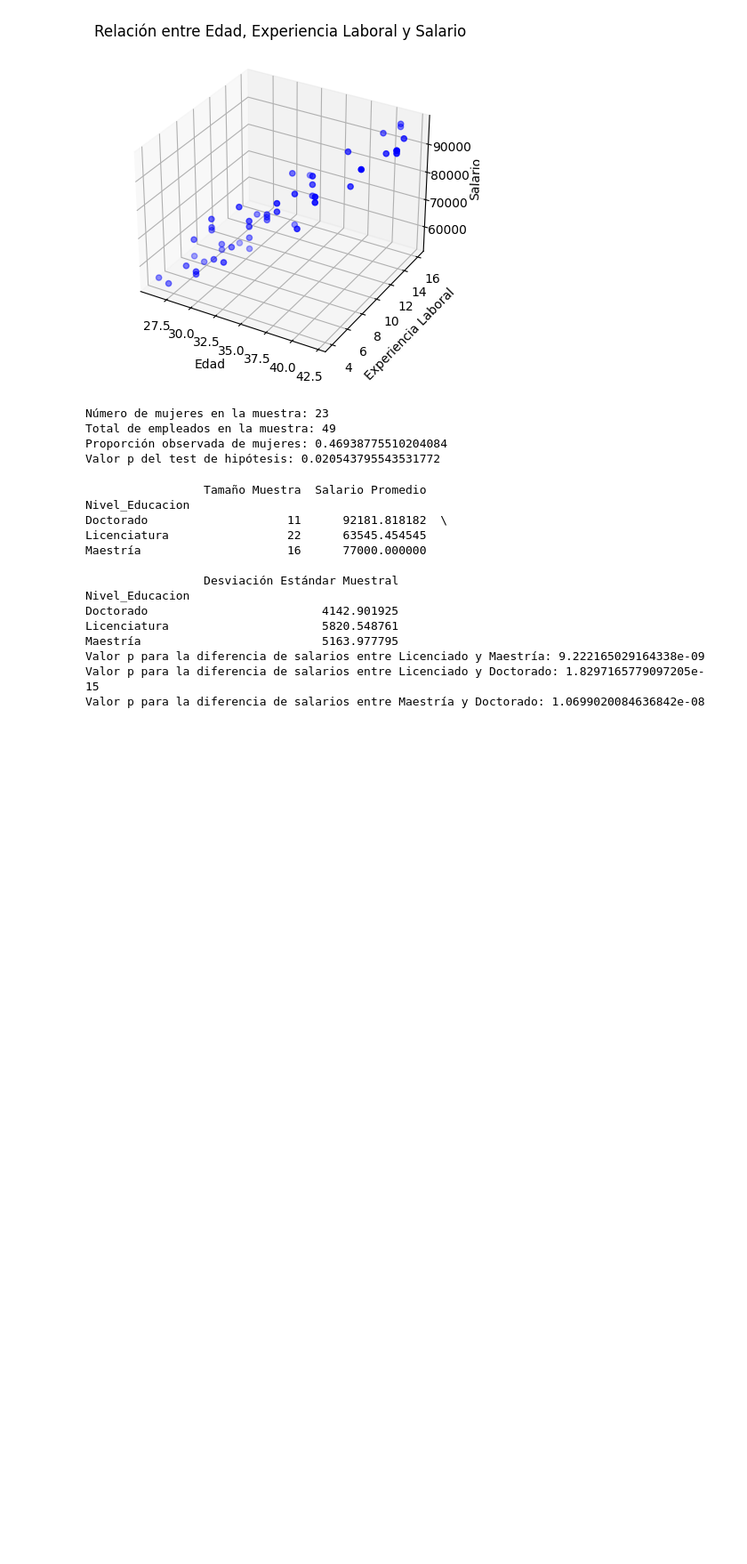
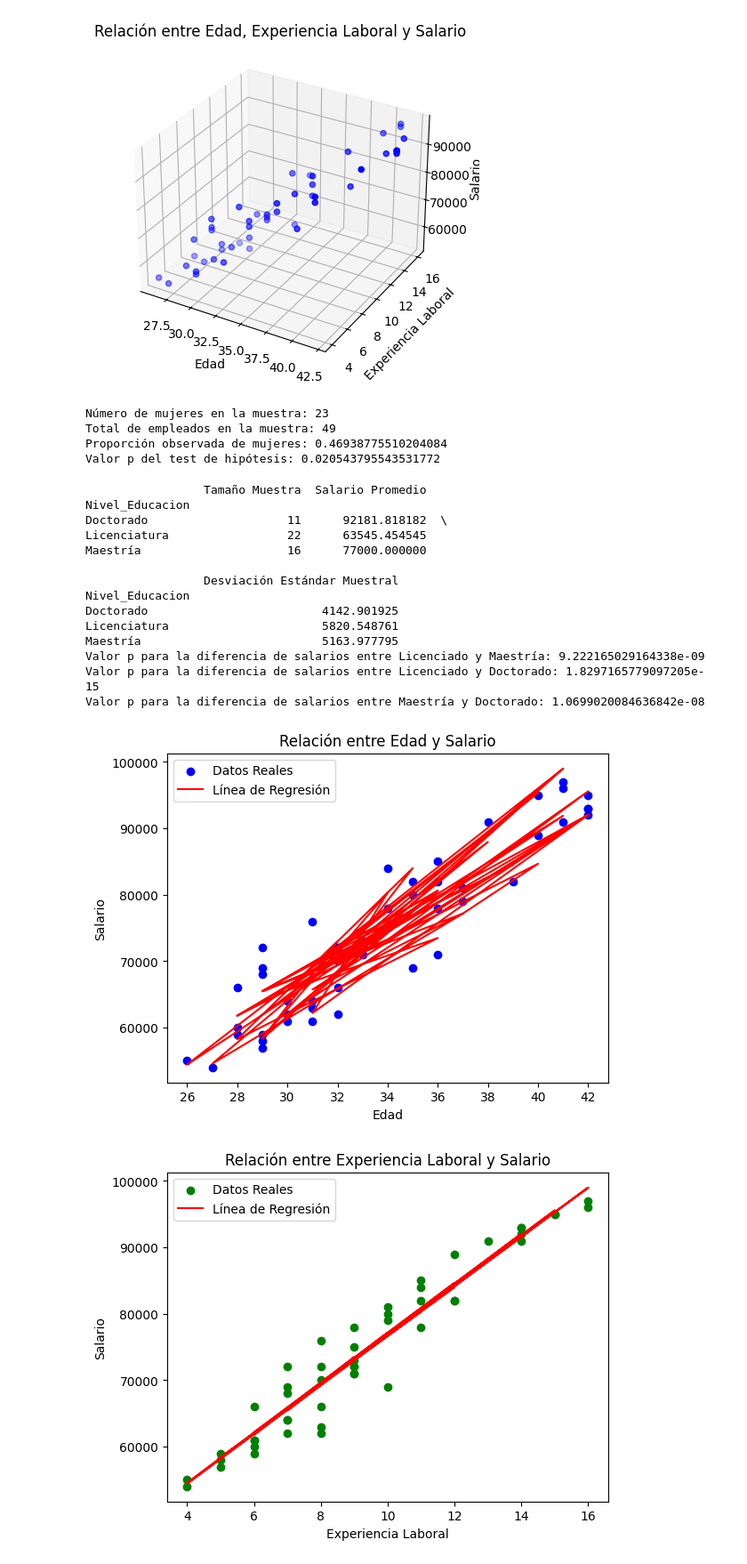
Before and after one commit to LeandroRodrigoMolina/IntegradorEstadisticaSecuela, a Jupyter notebook: main.ipynb, the cells around one changed output. Shown at 89% size. Cells and saved outputs as stored; diff of their text form; code cells hidden in the pictures; blank space fills up the shorter version.

```diff
--- a/main.ipynb
+++ b/main.ipynb
@@ -285,3 +305,39 @@ Maestría                          5163.977795
 Valor p para la diferencia de salarios entre Licenciado y Maestría: 9.222165029164338e-09
 Valor p para la diferencia de salarios entre Licenciado y Doctorado: 1.8297165779097205e-15
 Valor p para la diferencia de salarios entre Maestría y Doctorado: 1.0699020084636842e-08
+# %%
+# Suponiendo que df_empleados_excel_modificado es tu DataFrame
+
+# Preparación de los datos para el modelo de regresión lineal múltiple
+X = df_empleados_excel_modificado[['Edad', 'Experiencia_Laboral']]  # Variables independientes
+y = df_empleados_excel_modificado['Salario']  # Variable dependiente
+
+# Agregar una constante a las variables independientes
+X = sm.add_constant(X)
+
+# Crear el modelo de regresión lineal múltiple
+modelo = sm.OLS(y, X).fit()
+
+# Predicciones del modelo
+df_empleados_excel_modificado['Predicciones'] = modelo.predict(X)
+
+# Gráfico de dispersión para Edad vs Salario
+plt.scatter(df_empleados_excel_modificado['Edad'], df_empleados_excel_modificado['Salario'], color='blue', label='Datos Reales')
+plt.plot(df_empleados_excel_modificado['Edad'], df_empleados_excel_modificado['Predicciones'], color='red', label='Línea de Regresión')
+plt.title('Relación entre Edad y Salario')
+plt.xlabel('Edad')
+plt.ylabel('Salario')
+plt.legend()
+plt.show()
+
+# Gráfico de dispersión para Experiencia Laboral vs Salario
+plt.scatter(df_empleados_excel_modificado['Experiencia_Laboral'], df_empleados_excel_modificado['Salario'], color='green', label='Datos Reales')
+plt.plot(df_empleados_excel_modificado['Experiencia_Laboral'], df_empleados_excel_modificado['Predicciones'], color='red', label='Línea de Regresión')
+plt.title('Relación entre Experiencia Laboral y Salario')
+plt.xlabel('Experiencia Laboral')
+plt.ylabel('Salario')
+plt.legend()
+plt.show()
+# %% [output]
+[figure, added]
+[figure, added]
```
Also changed, not shown: parts of 6 cells of this notebook.
